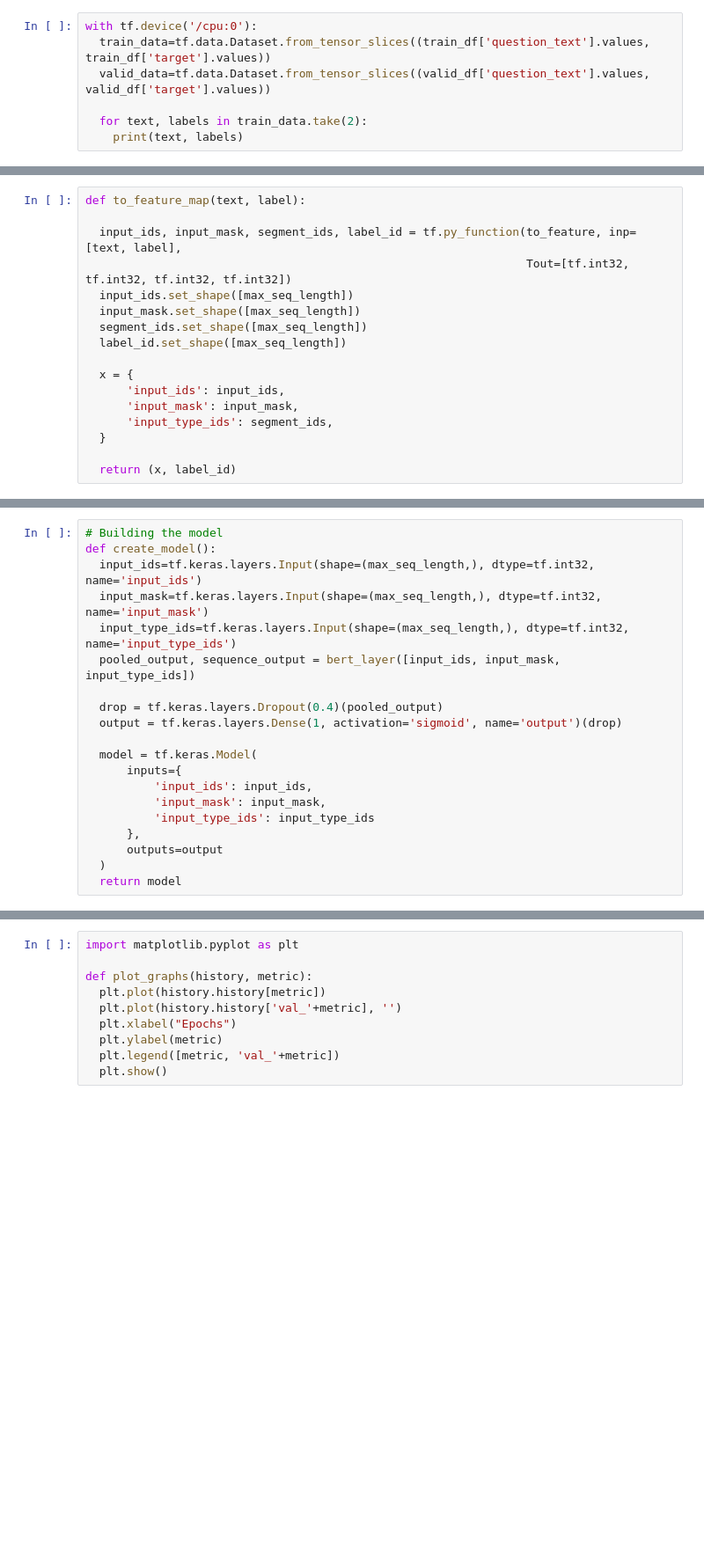
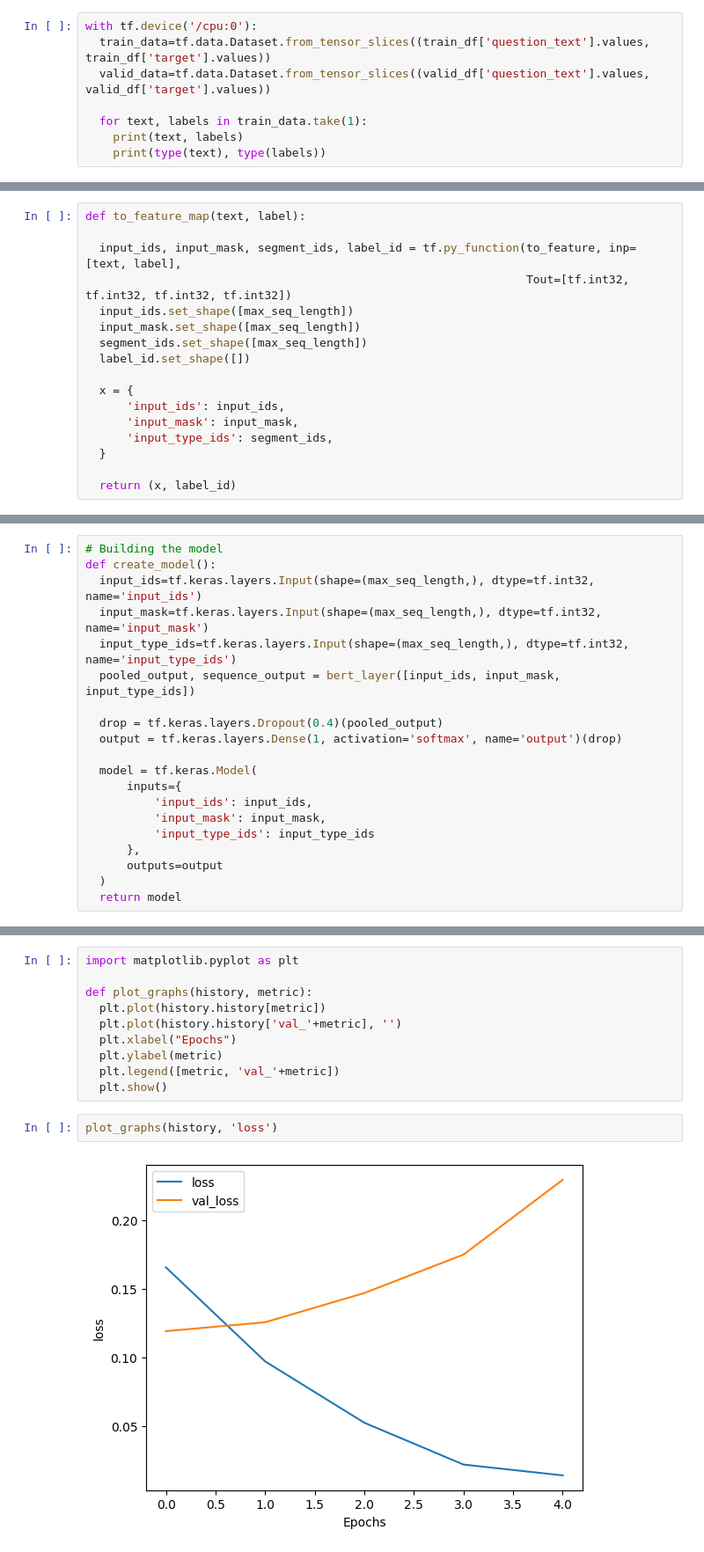
Before and after one commit to Swarno-Coder/NLP_projects, a Jupyter notebook: Fine_Tuning_BERT_for_Text_Classification_with_TensorFlow.ipynb, the cells around one changed output, grey strips where cells are left out. Shown at 88% size. Saved outputs shown, nothing was run; the diff lists cells and outputs as text; blank space fills up the shorter version.

```diff
--- a/Fine_Tuning_BERT_for_Text_Classification_with_TensorFlow.ipynb
+++ b/Fine_Tuning_BERT_for_Text_Classification_with_TensorFlow.ipynb
@@ -224,7 +224,8 @@ with tf.device('/cpu:0'):
   train_data=tf.data.Dataset.from_tensor_slices((train_df['question_text'].values, train_df['target'].values))
   valid_data=tf.data.Dataset.from_tensor_slices((valid_df['question_text'].values, valid_df['target'].values))
 
-  for text, labels in train_data.take(2):
+  for text, labels in train_data.take(1):
     print(text, labels)
+    print(type(text), type(labels))
 # %% [output]
 tf.Tensor(b'Why are unhealthy relationships so desirable?', shape=(), dtype=string) tf.Tensor(0, shape=(), dtype=int64)
@@ -295,7 +296,7 @@ def to_feature_map(text, label):
   input_ids.set_shape([max_seq_length])
   input_mask.set_shape([max_seq_length])
   segment_ids.set_shape([max_seq_length])
-  label_id.set_shape([max_seq_length])
+  label_id.set_shape([])
 
   x = {
       'input_ids': input_ids,
@@ -346,7 +352,7 @@ def create_model():
   pooled_output, sequence_output = bert_layer([input_ids, input_mask, input_type_ids])
 
   drop = tf.keras.layers.Dropout(0.4)(pooled_output)
-  output = tf.keras.layers.Dense(1, activation='sigmoid', name='output')(drop)
+  output = tf.keras.layers.Dense(1, activation='softmax', name='output')(drop)
 
   model = tf.keras.Model(
       inputs={
@@ -382,3 +425,7 @@ def plot_graphs(history, metric):
   plt.ylabel(metric)
   plt.legend([metric, 'val_'+metric])
   plt.show()
+# %%
+plot_graphs(history, 'loss')
+# %% [output]
+[figure, added]
```
Also changed, not shown: parts of 11 cells of this notebook.
